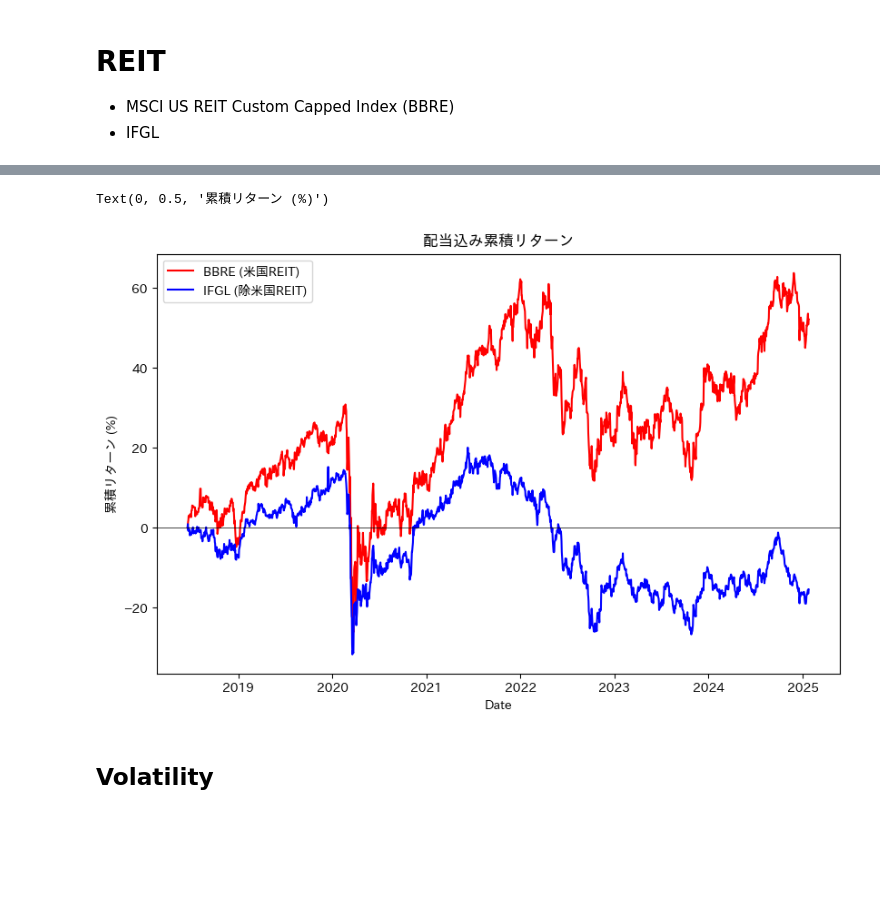
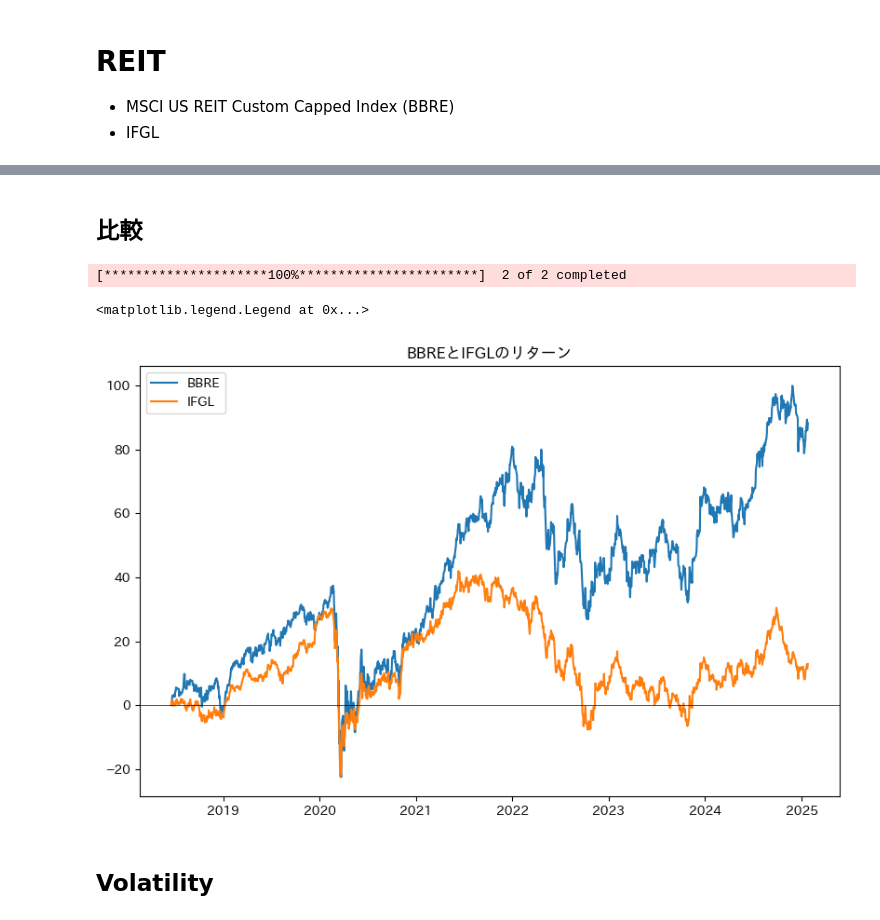
Before and after one commit to Keisei-Akiya/finance, a Jupyter notebook: src/evaluation_of_etf/reit.ipynb, the cells around one changed output, grey strips where cells are left out. Drawn from its saved outputs; the diff is of its cells as text; code cells hidden in the pictures; blank space fills up the shorter version.

```diff
--- a/src/evaluation_of_etf/reit.ipynb
+++ b/src/evaluation_of_etf/reit.ipynb
@@ -43,0 +50,17 @@ df = df.drop_nulls(subset=["us_reit"]).with_columns([
+# %%
+ticker = 'IFGL'
+tiskers = yf.Ticker(ticker)
+# must be one of ['1d', '5d', '1mo', '3mo', '6mo', '1y', '2y', '5y', '10y', 'ytd', 'max']
+historical_data = tiskers.history(period='max')
+
+def get_close_and_dividends(data):
+    df = pl.DataFrame({
+        'Date': data.index,
+        'Close': data['Close'],
+        'Dividends': data['Dividends'],
+    })
+    return df
+
+
+df = get_close_and_dividends(historical_data)
+df = dividends_reinvestment_return(df, initial_shares=10000)
@@ -44,13 +76,37 @@ df = df.drop_nulls(subset=["us_reit"]).with_columns([
+# %% [markdown]
+## 比較
+# %%
+ticker = ['BBRE', 'IFGL']
+tiskers = yf.Tickers(ticker)
+historical_data = tiskers.history(period='max')
+historical_data.dropna(inplace=True)
+
+def get_close_and_dividends(data, ticker):
+    df = pl.DataFrame({
+        'Date': data.index,
+        'Close': data['Close'][f'{ticker}'],
+        'Dividends': data['Dividends'][f'{ticker}'],
+    })
+    return df
+
+
+bbre = get_close_and_dividends(historical_data, ticker='BBRE')
+bbre = dividends_reinvestment_return(bbre, initial_shares=10000)
+
+ifgl = get_close_and_dividends(historical_data, ticker='IFGL')
+ifgl = dividends_reinvestment_return(ifgl, initial_shares=10000)
+# %% [output]
+[*********************100%***********************]  2 of 2 completed
 # %%
 fig, ax = plt.subplots(figsize=(1.618*6, 6))
-sns.lineplot(data=df.to_pandas(), x='Date', y='us_reit_return', ax=ax, label='BBRE (米国REIT)', color='red')
-sns.lineplot(data=df.to_pandas(), x='Date', y='ex_us_reit_return', ax=ax, label='IFGL (除米国REIT)', color='blue')
+ax.plot(bbre['Date'], bbre['Return'], label='BBRE')
+ax.plot(ifgl['Date'], ifgl['Return'], label='IFGL')
 ax.axhline(0, color='black', linewidth=0.5)
-ax.set_title("配当込み累積リターン")
-ax.set_ylabel('累積リターン (%)')
+ax.set_title('BBREとIFGLのリターン')
+ax.legend()
 # %% [output]
-Text(0, 0.5, '累積リターン (%)')
+<matplotlib.legend.Legend at 0x...>
-[figure, old version]
+[figure, new version]
 # %% [markdown]
 ## Volatility
 # %%
```
Also changed, not shown: parts of 9 cells of this notebook, 1 other file.
